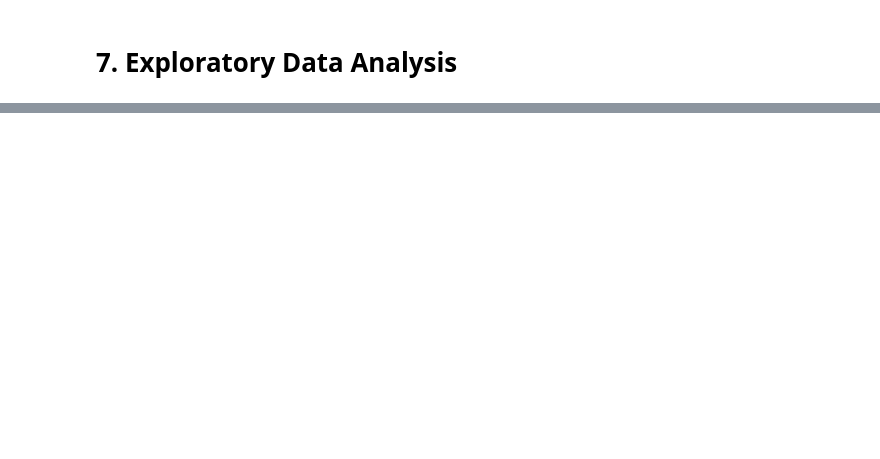
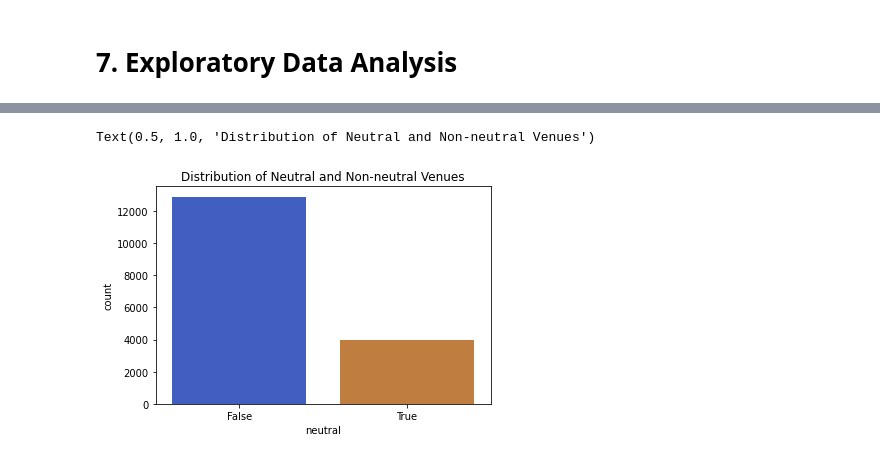
Before and after one commit to Obreintelly/Mchezo_Pesa_Football_Prediction_Analysis, a Jupyter notebook: Mchezo_Pesa_Football_Results_Prediction.ipynb, the cells around one changed output, grey strips where cells are left out. Cells and saved outputs as stored; diff of their text form; code cells hidden in the pictures; blank space fills up the shorter version.

```diff
--- a/Mchezo_Pesa_Football_Results_Prediction.ipynb
+++ b/Mchezo_Pesa_Football_Results_Prediction.ipynb
@@ -621,0 +657,6 @@ df.to_csv('df.csv', index=False)
+# %%
+sns.countplot(df.neutral, palette='bright', saturation=0.5)
+plt.title('Distribution of Neutral and Non-neutral Venues')
+# %% [output]
+Text(0.5, 1.0, 'Distribution of Neutral and Non-neutral Venues')
+[figure, added]
```
Also changed, not shown: parts of 17 cells of this notebook.
